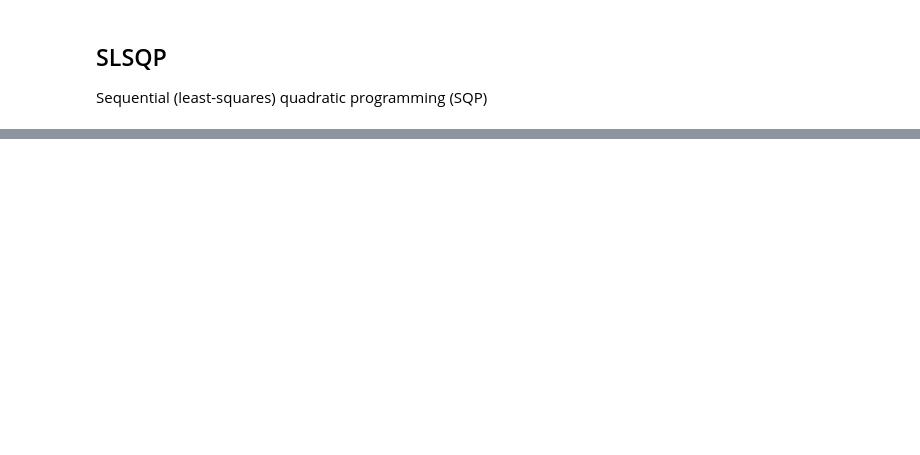
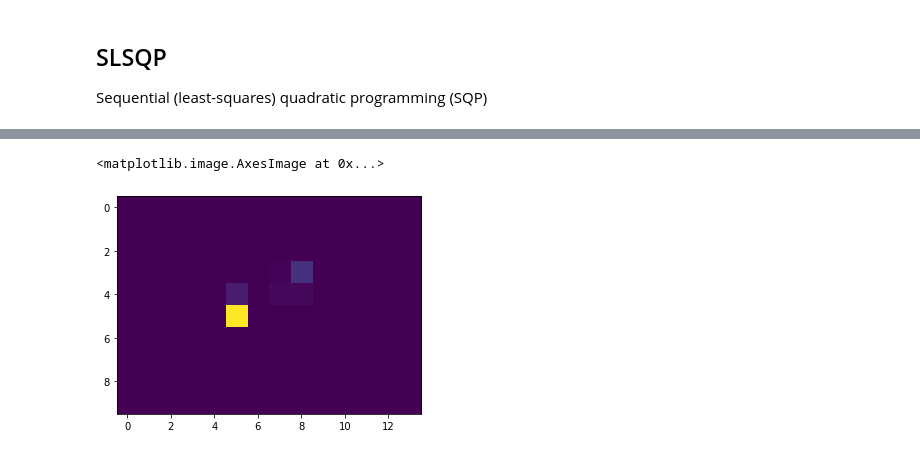
Before and after one commit to moeuu/Radiation_distribution_machine_learning, a Jupyter notebook: notebook/test.ipynb, the cells around one changed output, grey strips where cells are left out. Cells and saved outputs as stored; diff of their text form; code cells hidden in the pictures; blank space fills up the shorter version.

```diff
--- a/notebook/test.ipynb
+++ b/notebook/test.ipynb
@@ -189,3 +237,27 @@ for i in range(1, 800):
 # %% [markdown]
 ## SLSQP
 Sequential (least-squares) quadratic programming (SQP)
+# %%
+# initial guess for radiation distribution
+M = x_q.shape[0]
+q_max = 10
+q_init = 1/q_max
+q = np.array([q_init]*M)
+
+# bound
+lb = [0.000000]*M
+ub = [np.inf]*M
+bounds = optimize.Bounds(lb, ub)
+
+# method
+method='SLSQP'
+options={'disp': True, 'iprint':2}
+# method='L-BFGS-B'
+# options={'disp': True, 'iprint':101, 'maxfun': 150000}
+
+# method='trust-constr'
+# options={'disp': True, 'verbose':2}
+
+# Formulated as error function
+inv_score_fun = lambda x:-score_func(x)
+inv_grad_fun = lambda x:-grad_func(x)
@@ -191,0 +275,4 @@ Sequential (least-squares) quadratic programming (SQP)
+# %%
+res = optimize.minimize(inv_score_fun, q, method=method, bounds=bounds, options=options)
+print(res.message)
+print(f'Final score:{-res.fun}')
@@ -191,0 +297,5 @@ Sequential (least-squares) quadratic programming (SQP)
+# %%
+plt.imshow(res.x.reshape(10, 14))
+# %% [output]
+<matplotlib.image.AxesImage at 0x...>
+[figure, added]
```
Also changed, not shown: parts of 13 cells of this notebook, 3 other files.
